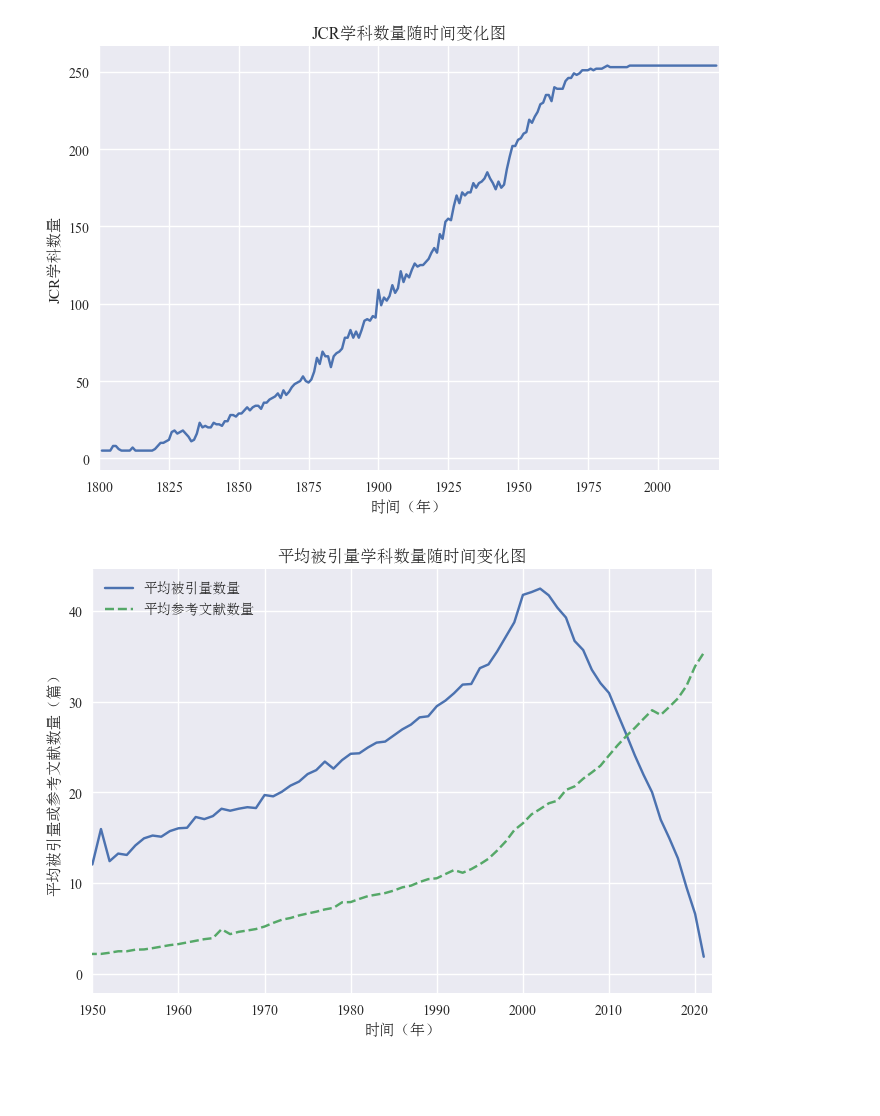
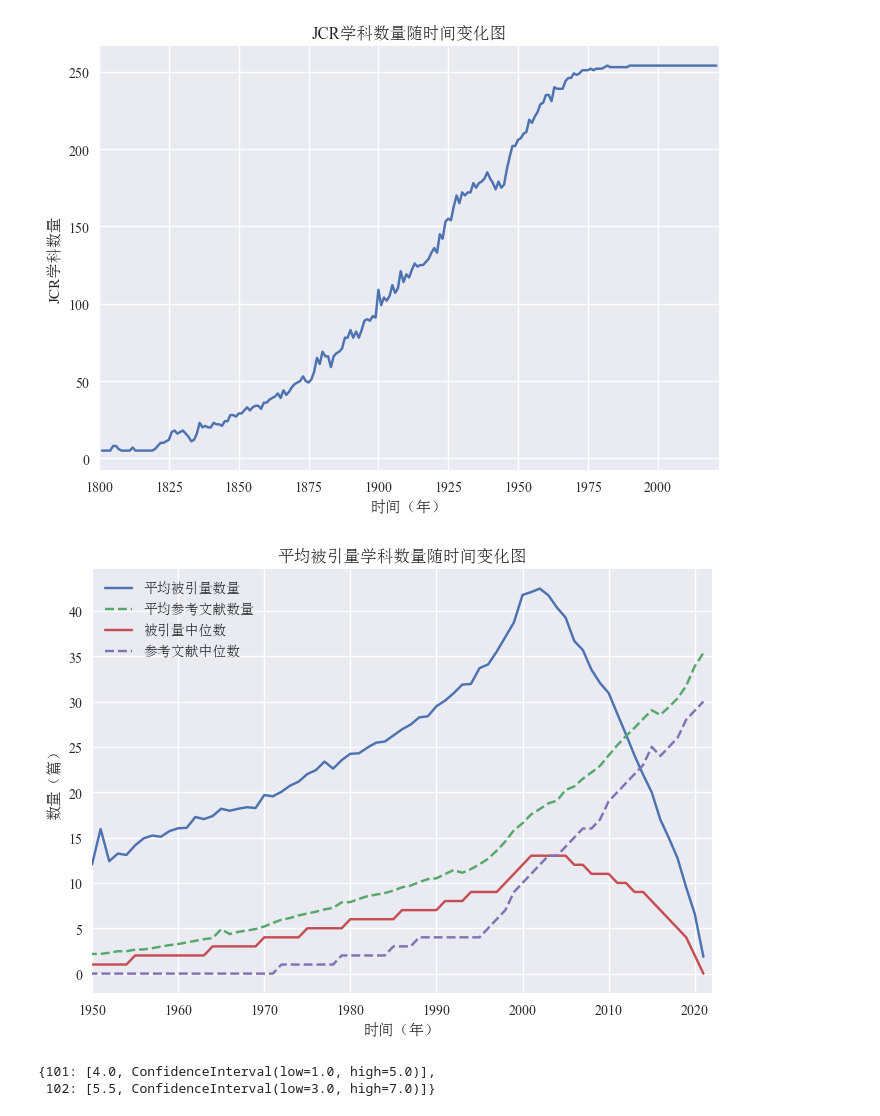
Before and after one commit to jiaweixu98/CrossBoundaryPerspective_InterdisciplinaryResearch, a Jupyter notebook: dataPrepare/easyDraw.ipynb, the cells around one changed output. Cells and saved outputs as stored; diff of their text form; code cells hidden in the pictures; blank space fills up the shorter version.

```diff
--- a/dataPrepare/easyDraw.ipynb
+++ b/dataPrepare/easyDraw.ipynb
@@ -17,6 +17,12 @@ plt.rcParams['font.size'] = 12 # 设置字体大小
 plt.rcParams['axes.unicode_minus'] = False # 使坐标轴刻度标签正常显示正负号
 # %% [output]
 <Figure size 1200x900 with 0 Axes>
+# %%
+# 绘制bootstrap的结果
+# numBOOTSAvgreferencesCounter =  pk.load( open('../../DataCrossBoundaryPerspective_InterdisciplinaryResearch/numBOOTSAvgreferencesCounter.pk', 'rb'))
+numBOOTSmedreferencesCounter = pk.load(open('../../DataCrossBoundaryPerspective_InterdisciplinaryResearch/numBOOTSmedreferencesCounter.pk', 'rb'))
+# numBOOTSAvgcitationCountCounter = pk.load( open('../../DataCrossBoundaryPerspective_InterdisciplinaryResearch/numBOOTSAvgcitationCountCounter.pk', 'rb'))
+numBOOTSmedcitationCountCounter = pk.load(open('../../DataCrossBoundaryPerspective_InterdisciplinaryResearch/numBOOTSmedcitationCountCounter.pk', 'rb'))
 # %%
 numPapersByYearCounter = pk.load(open('../../DataCrossBoundaryPerspective_InterdisciplinaryResearch/numPapersByYearCounter.pk', 'rb'))
 
@@ -109,20 +142,25 @@ plt.show()
 # %%
 years , citationcount = zip(*sorted(numAvgcitationCountCounter.items()))
 years , refcount = zip(*sorted(numAvgreferencesCounter.items()))
+years , numBOOTSmedcitationCount = zip(*sorted(numBOOTSmedcitationCountCounter.items()))
+years , numBOOTSmedreferences = zip(*sorted(numBOOTSmedreferencesCounter.items()))
 
 fig, ax = plt.subplots()
 ax.plot(years,citationcount, label='平均被引量数量')
 ax.plot(years,refcount, linestyle='dashed', label='平均参考文献数量')
-ax.set(xlabel='时间（年）', ylabel='平均被引量或参考文献数量（篇）',
+ax.plot(years,numBOOTSmedcitationCount, label='被引量中位数')
+ax.plot(years,numBOOTSmedreferences, linestyle='dashed', label='参考文献中位数')
+ax.set(xlabel='时间（年）', ylabel='数量（篇）',
        title='平均被引量学科数量随时间变化图')
 plt.ticklabel_format(style='plain')
 
 # plt.text(-0.03,1.07,'(篇)',
 # horizontalalignment='center',verticalalignment='center',
 # transform=ax.transAxes)
 ax.set_xlim(1950, 2022)
+ax.set_yticks([i for i in range(0,41,5)])
 ax.legend()
-fig.savefig("平均被引量或参考文献数量随时间变化图.png",dpi=300)
+fig.savefig("被引量或参考文献数量随时间变化图.png",dpi=300)
 plt.show()
 # %% [output]
-[figure, old version]
+[figure, new version]
@@ -128,0 +199,5 @@ plt.show()
+# %%
+numBOOTSmedcitationCountCounter
+# %% [output]
+{101: [4.0, ConfidenceInterval(low=1.0, high=5.0)],
+ 102: [5.5, ConfidenceInterval(low=3.0, high=7.0)]}
```
Also changed, not shown: parts of 2 cells of this notebook, 6 other files.
